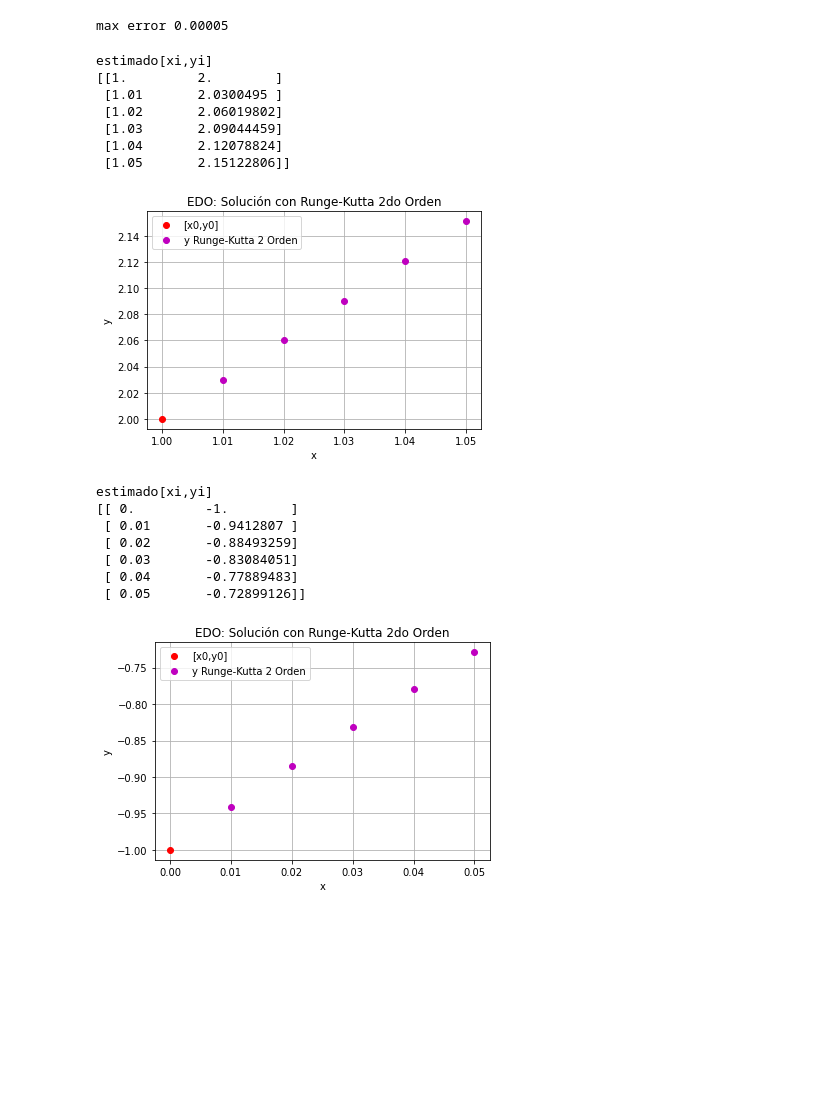
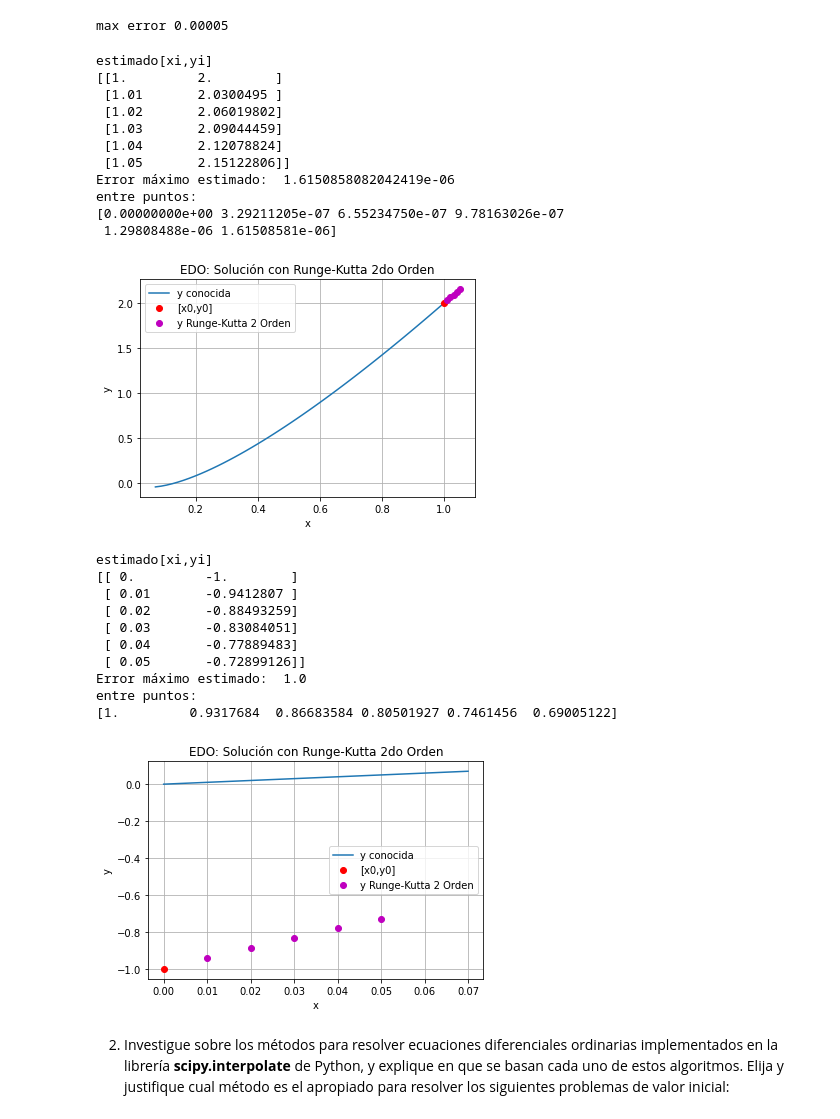
Before and after one commit to Leonel-H29/Facultad, a Jupyter notebook: TP1/TP1.ipynb, the cells around one changed output. Saved outputs shown, nothing was run; the diff lists cells and outputs as text; code cells hidden in the pictures; blank space fills up the shorter version.

```diff
--- a/TP1/TP1.ipynb
+++ b/TP1/TP1.ipynb
@@ -18,23 +18,6 @@ def y(t):
 
 def y_prima(t):
   return 1+(y/t)
-
-
-#Intervalos
-a=1
-b=2
-h=(b-a)/2 #Punto de paso
-
-y_verdadero=[]
-#y_aprox=0
-
-t=a
-
-while a<=t and t<=b:
-  y_verdadero.append(y(t))
-  t+=h
-
-print(y_verdadero)
 # %% [output]
 [2.0, 3.6081976621622465, 5.386294361119891]
 # %% [markdown]
@@ -137,51 +120,54 @@ print(puntosRK2)
 # ERROR vs solución conocida
 """
 y_sol = lambda x: ((np.e)**x) + x + x**2
+"""
+yi_psol  = y(xi) #Solucion conocida
+errores  = yi_psol - yiRK2 #Error Global
+errormax = np.max(np.abs(errores)) #Error Maximo
 
-yi_psol  = y_sol(xi)
-errores  = yi_psol - yiRK2
-errormax = np.max(np.abs(errores))
-"""
-
+print('Error máximo estimado: ',errormax)
+print('entre puntos: ')
+print(errores)
 # SALIDA
 """
 print('Error máximo estimado: ',errormax)
 print('entre puntos: ')
 print(errores)
 """
 # GRAFICA [a,b+2*h]
 a = x0
 b = h*muestras+2*h
 muestreo = 10*muestras+2
 xis = np.linspace(a,b,muestreo)
-#yis = y_sol(xis)
+yis = y(xis)
 
 
 # Gráfica
-#plt.plot(xis,yis, label='y conocida')
-plt.plot(xi[0],yiRK2[0],
-         'o',color='r', label ='[x0,y0]')
-plt.plot(xi[1:],yiRK2[1:],
-         'o',color='m',
-         label ='y Runge-Kutta 2 Orden')
+plt.plot(xis,yis, label='y conocida')
+plt.plot(xi[0],yiRK2[0],'o',color='r', label ='[x0,y0]')
+plt.plot(xi[1:],yiRK2[1:],'o',color='m',label ='y Runge-Kutta 2 Orden')
 
 plt.title('EDO: Solución con Runge-Kutta 2do Orden')
 plt.xlabel('x')
 plt.ylabel('y')
 plt.legend()
 plt.grid()
 plt.show()
 # %% [output]
 estimado[xi,yi]
 [[1.         2.        ]
  [1.01       2.0300495 ]
  [1.02       2.06019802]
  [1.03       2.09044459]
  [1.04       2.12078824]
  [1.05       2.15122806]]
+Error máximo estimado:  1.6150858082042419e-06
+entre puntos:
+[0.00000000e+00 3.29211205e-07 6.55234750e-07 9.78163026e-07
+ 1.29808488e-06 1.61508581e-06]
-[figure, old version]
+[figure, new version]
 # %%
-#Solucion exacta de la funcion a)
+#Solucion exacta de la funcion b)
 def y(t):
   return t*-np.exp(-5*t)
 
@@ -204,20 +190,29 @@ print('estimado[xi,yi]')
 print(puntosRK2)
 
 
+# ERROR vs solución conocida
+
+yi_psol  = y(xi) #Solucion conocida
+errores  = yi_psol - yiRK2 #Error Global
+errormax = np.max(np.abs(errores)) #Error Maximo
+
+print('Error máximo estimado: ',errormax)
+print('entre puntos: ')
+print(errores)
+# SALIDA
+
 # GRAFICA [a,b+2*h]
 a = x0
 b = h*muestras+2*h
 muestreo = 10*muestras+2
 xis = np.linspace(a,b,muestreo)
-#yis = y_sol(xis)
+yis = (xis)
 
 # Gráfica
-#plt.plot(xis,yis, label='y conocida')
-plt.plot(xi[0],yiRK2[0],
-         'o',color='r', label ='[x0,y0]')
-plt.plot(xi[1:],yiRK2[1:],
-         'o',color='m',
-         label ='y Runge-Kutta 2 Orden')
+#plt.subplot()
+plt.plot(xis,yis, label='y conocida')
+plt.plot(xi[0],yiRK2[0],'o',color='r', label ='[x0,y0]')
+plt.plot(xi[1:],yiRK2[1:],'o',color='m',label ='y Runge-Kutta 2 Orden')
 
 plt.title('EDO: Solución con Runge-Kutta 2do Orden')
 plt.xlabel('x')
@@ -233,4 +228,10 @@ estimado[xi,yi]
  [ 0.03       -0.83084051]
  [ 0.04       -0.77889483]
  [ 0.05       -0.72899126]]
+Error máximo estimado:  1.0
+entre puntos:
+[1.         0.9317684  0.86683584 0.80501927 0.7461456  0.69005122]
-[figure, old version]
+[figure, new version]
+# %% [markdown]
+
+2.   Investigue sobre los métodos para resolver ecuaciones diferenciales ordinarias implementados en la librería **scipy.interpolate** de Python, y explique en que se basan cada uno de estos algoritmos. Elija y justifique cual método es el apropiado para resolver los siguientes problemas de valor inicial:
```
Also changed, not shown: parts of 1 cell of this notebook.
